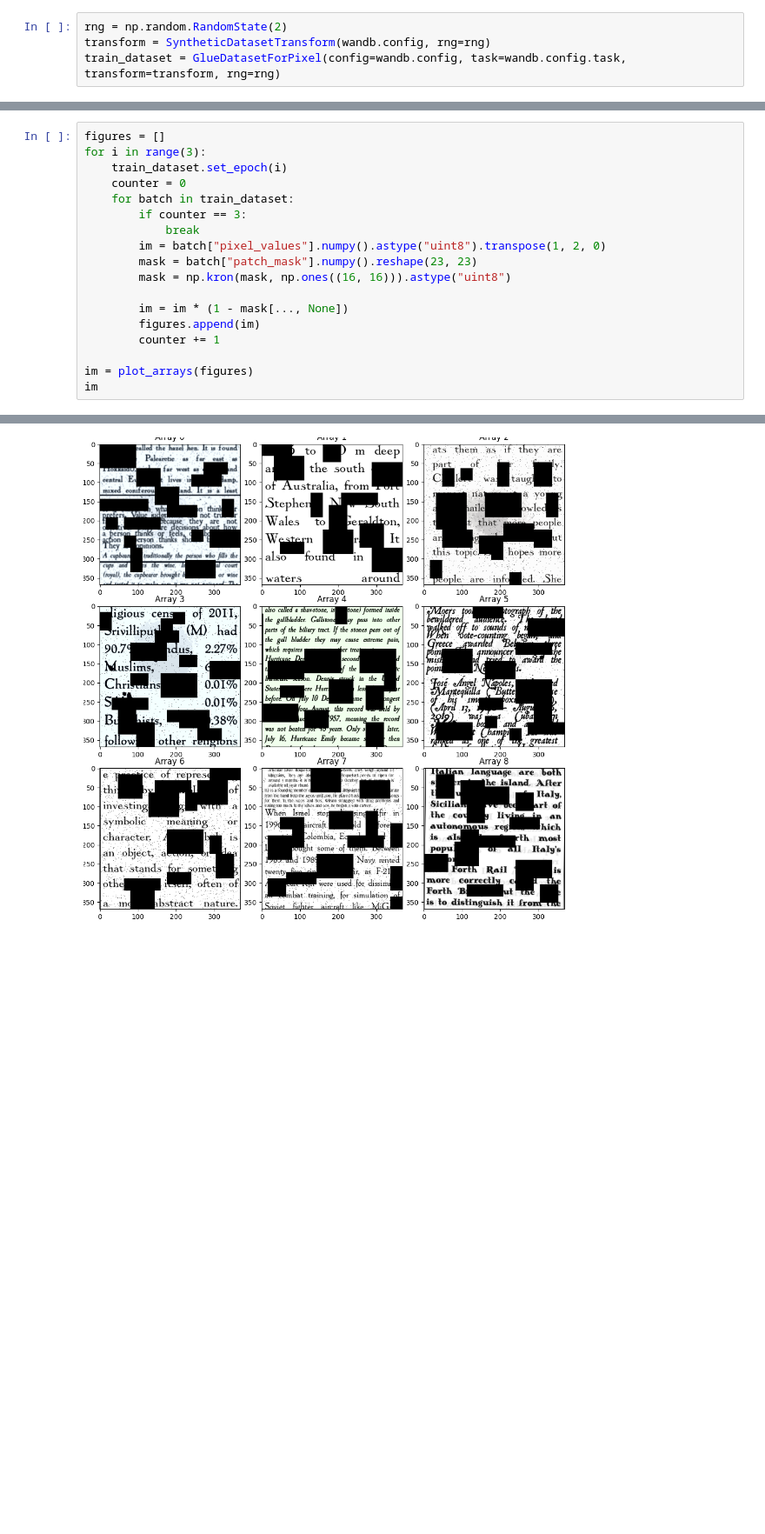
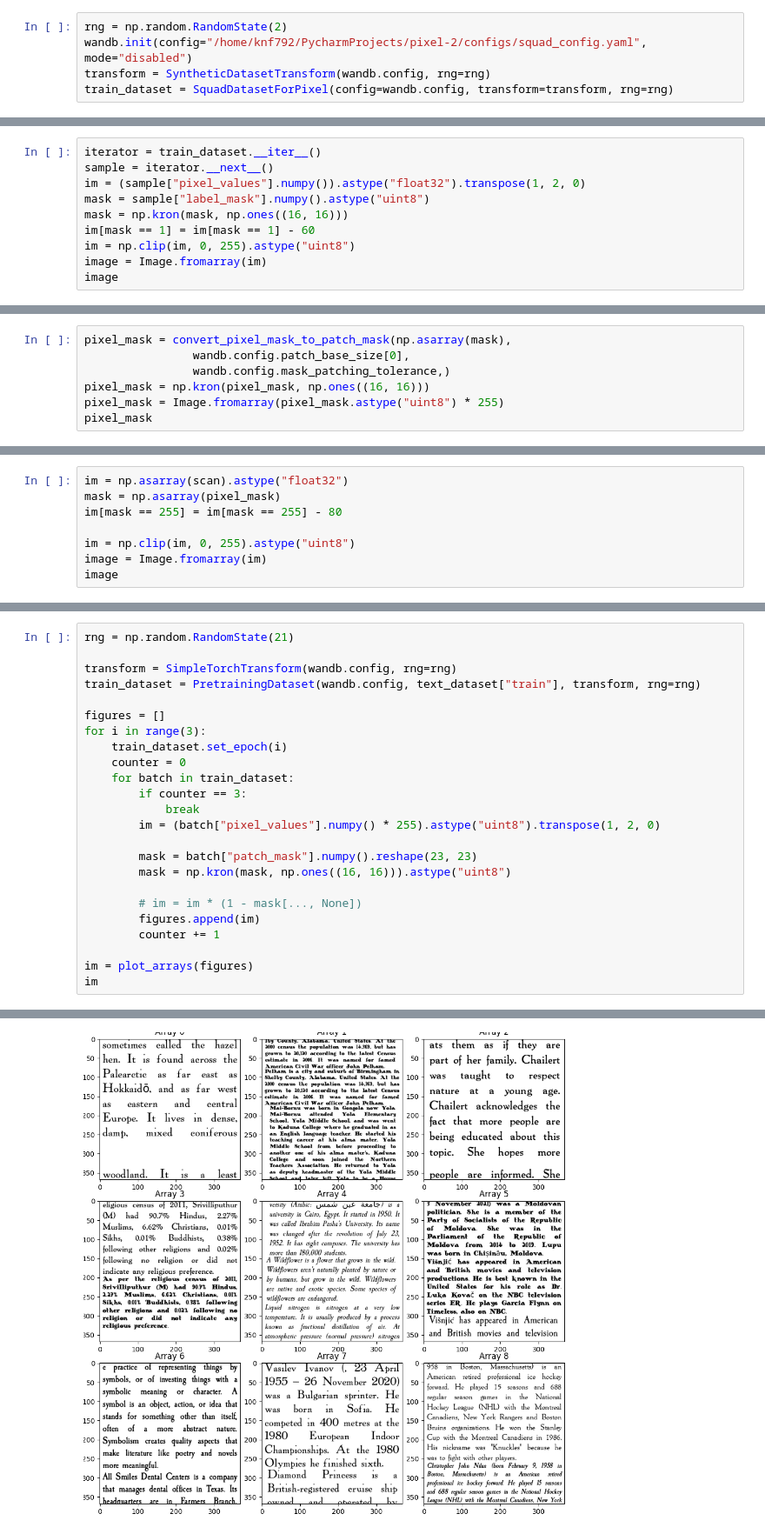
Before and after one commit to nadavborenstein/pixel-bw, a Jupyter notebook: playground.ipynb, the cells around one changed output, grey strips where cells are left out. Shown at 87% size. Cells and saved outputs as stored; diff of their text form; blank space fills up the shorter version.

Commit message:
Working on glue tuning

```diff
--- a/playground.ipynb
+++ b/playground.ipynb
@@ -12,5 +17,6 @@ import torch.utils.data.dataloader
 # %%
 rng = np.random.RandomState(2)
+wandb.init(config="/home/knf792/PycharmProjects/pixel-2/configs/squad_config.yaml", mode="disabled")
 transform = SyntheticDatasetTransform(wandb.config, rng=rng)
-train_dataset = GlueDatasetForPixel(config=wandb.config, task=wandb.config.task, transform=transform, rng=rng)
+train_dataset = SquadDatasetForPixel(config=wandb.config, transform=transform, rng=rng)
 # %% [output]
@@ -26,0 +25,10 @@ train_dataset.image_generator.font_list.head()
+# %%
+iterator = train_dataset.__iter__()
+sample = iterator.__next__()
+im = (sample["pixel_values"].numpy()).astype("float32").transpose(1, 2, 0)
+mask = sample["label_mask"].numpy().astype("uint8")
+mask = np.kron(mask, np.ones((16, 16)))
+im[mask == 1] = im[mask == 1] - 60
+im = np.clip(im, 0, 255).astype("uint8")
+image = Image.fromarray(im)
+image
@@ -26,0 +60,7 @@ train_dataset.image_generator.font_list.head()
+# %%
+pixel_mask = convert_pixel_mask_to_patch_mask(np.asarray(mask),
+                wandb.config.patch_base_size[0],
+                wandb.config.mask_patching_tolerance,)
+pixel_mask = np.kron(pixel_mask, np.ones((16, 16)))
+pixel_mask = Image.fromarray(pixel_mask.astype("uint8") * 255)
+pixel_mask
@@ -26,0 +69,8 @@ train_dataset.image_generator.font_list.head()
+# %%
+im = np.asarray(scan).astype("float32")
+mask = np.asarray(pixel_mask)
+im[mask == 255] = im[mask == 255] - 80
+
+im = np.clip(im, 0, 255).astype("uint8")
+image = Image.fromarray(im)
+image
@@ -51,24 +101,30 @@ train_dataset = PretrainingDataset(wandb.config, text_dataset["train"], transfor
 WARNING:datasets.builder:Found cached dataset wikipedia (/home/knf792/.cache/huggingface/datasets/wikipedia/20220301.simple/2.0.0/aa542ed919df55cc5d3347f42dd4521d05ca68751f50dbc32bae2a7f1e167559)
 # %%
+rng = np.random.RandomState(21)
+
+transform = SimpleTorchTransform(wandb.config, rng=rng)
+train_dataset = PretrainingDataset(wandb.config, text_dataset["train"], transform, rng=rng)
+
 figures = []
 for i in range(3):
     train_dataset.set_epoch(i)
     counter = 0
     for batch in train_dataset:
         if counter == 3:
             break
-        im = batch["pixel_values"].numpy().astype("uint8").transpose(1, 2, 0)
+        im = (batch["pixel_values"].numpy() * 255).astype("uint8").transpose(1, 2, 0)
+
         mask = batch["patch_mask"].numpy().reshape(23, 23)
         mask = np.kron(mask, np.ones((16, 16))).astype("uint8")
 
-        im = im * (1 - mask[..., None])
+        # im = im * (1 - mask[..., None])
         figures.append(im)
         counter += 1
 
 im = plot_arrays(figures)
 im
 # %% [output]
 INFO:root:randomizing dataset with worker id=0 and epoch=0
 INFO:root:randomizing dataset with worker id=0 and epoch=1
 INFO:root:randomizing dataset with worker id=0 and epoch=2
-[figure, old version]
+[figure, new version]
```
Also changed, not shown: parts of 16 cells of this notebook, 30 other files.
